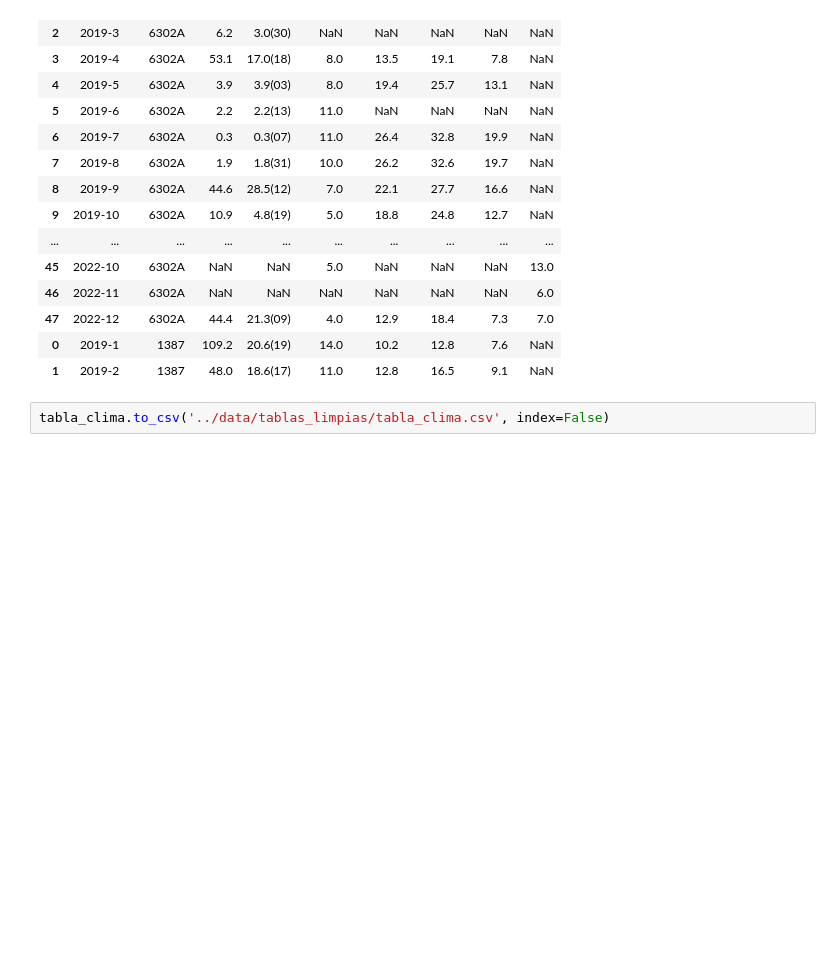
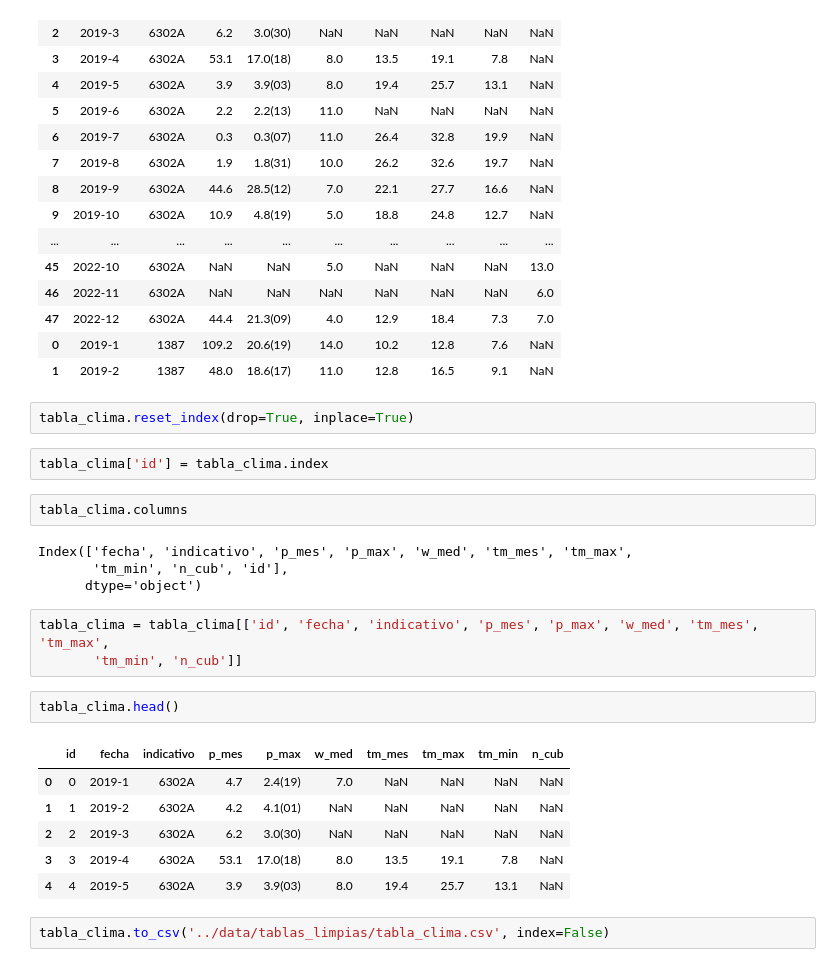
Before and after one commit to borjadola/Analisis-ETL-Precipitaciones, a Jupyter notebook: Notebooks/AEMET.ipynb, the cells around one changed output. Drawn from its saved outputs; the diff is of its cells as text; blank space fills up the shorter version.

Commit message:
tablas subidas

```diff
--- a/Notebooks/AEMET.ipynb
+++ b/Notebooks/AEMET.ipynb
@@ -359,5 +359,27 @@ tabla_clima.head(50)
 | 47 | 2022-12 | 6302A | 44.4 | 21.3(09) | 4.0 | 12.9 | 18.4 | 7.3 | 7.0 |
 | 0 | 2019-1 | 1387 | 109.2 | 20.6(19) | 14.0 | 10.2 | 12.8 | 7.6 | NaN |
 | 1 | 2019-2 | 1387 | 48.0 | 18.6(17) | 11.0 | 12.8 | 16.5 | 9.1 | NaN |
+# %%
+tabla_clima.reset_index(drop=True, inplace=True)
+# %%
+tabla_clima['id'] = tabla_clima.index
+# %%
+tabla_clima.columns
+# %% [output]
+Index(['fecha', 'indicativo', 'p_mes', 'p_max', 'w_med', 'tm_mes', 'tm_max',
+       'tm_min', 'n_cub', 'id'],
+      dtype='object')
+# %%
+tabla_clima = tabla_clima[['id', 'fecha', 'indicativo', 'p_mes', 'p_max', 'w_med', 'tm_mes', 'tm_max',
+       'tm_min', 'n_cub']]
+# %%
+tabla_clima.head()
+# %% [output]
+|  | id | fecha | indicativo | p_mes | p_max | w_med | tm_mes | tm_max | tm_min | n_cub |
+| 0 | 0 | 2019-1 | 6302A | 4.7 | 2.4(19) | 7.0 | NaN | NaN | NaN | NaN |
+| 1 | 1 | 2019-2 | 6302A | 4.2 | 4.1(01) | NaN | NaN | NaN | NaN | NaN |
+| 2 | 2 | 2019-3 | 6302A | 6.2 | 3.0(30) | NaN | NaN | NaN | NaN | NaN |
+| 3 | 3 | 2019-4 | 6302A | 53.1 | 17.0(18) | 8.0 | 13.5 | 19.1 | 7.8 | NaN |
+| 4 | 4 | 2019-5 | 6302A | 3.9 | 3.9(03) | 8.0 | 19.4 | 25.7 | 13.1 | NaN |
 # %%
 tabla_clima.to_csv('../data/tablas_limpias/tabla_clima.csv', index=False)
```
Also changed, not shown: 14 other files.
